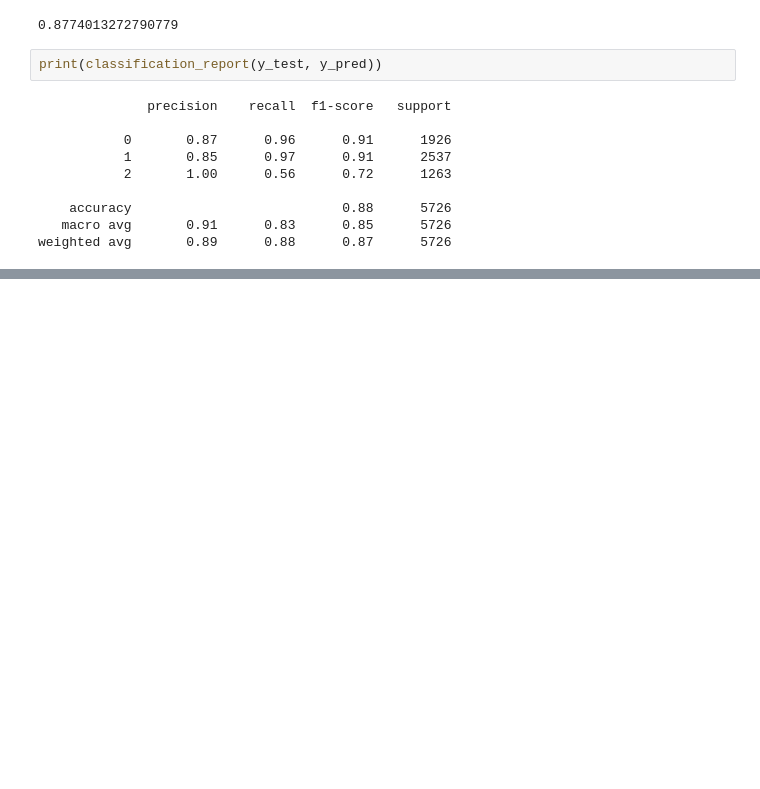
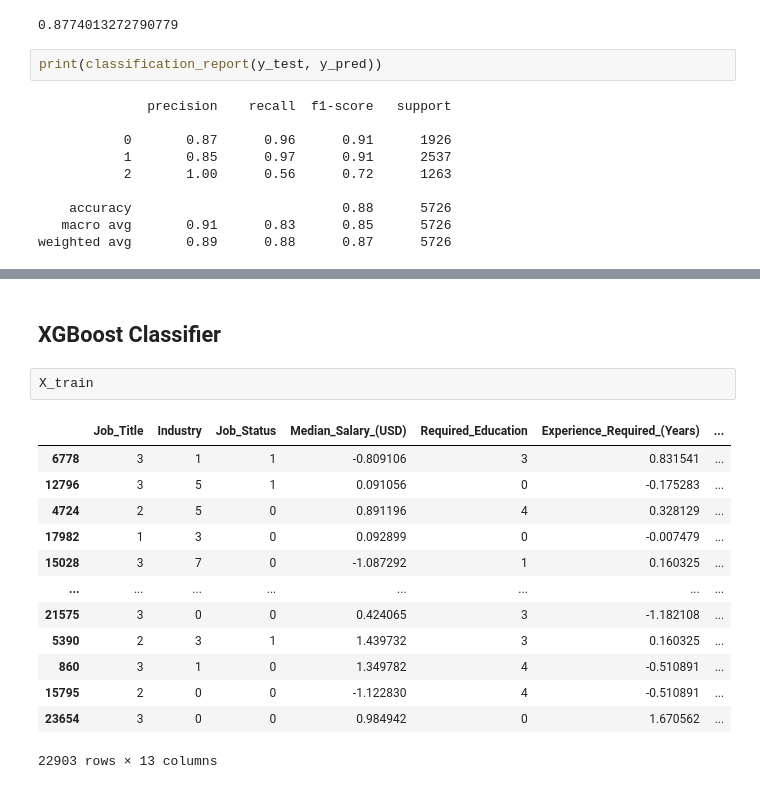
Before and after one commit to abanoubdev/tech-industry-job-openings-ironhack, a Jupyter notebook: Notebooks/machine_learning_modeling.ipynb, the cells around one changed output, grey strips where cells are left out. Drawn from its saved outputs; the diff is of its cells as text; blank space fills up the shorter version.

```diff
--- a/Notebooks/machine_learning_modeling.ipynb
+++ b/Notebooks/machine_learning_modeling.ipynb
@@ -127,0 +145,18 @@ Passing `palette` without assigning `hue` is deprecated and will be removed in v
+# %% [markdown]
+## XGBoost Classifier
+# %%
+X_train
+# %% [output]
+|  | Job_Title | Industry | Job_Status | Median_Salary_(USD) | Required_Education | Experience_Required_(Years) | ... |
+| 6778 | 3 | 1 | 1 | -0.809106 | 3 | 0.831541 | ... |
+| 12796 | 3 | 5 | 1 | 0.091056 | 0 | -0.175283 | ... |
+| 4724 | 2 | 5 | 0 | 0.891196 | 4 | 0.328129 | ... |
+| 17982 | 1 | 3 | 0 | 0.092899 | 0 | -0.007479 | ... |
+| 15028 | 3 | 7 | 0 | -1.087292 | 1 | 0.160325 | ... |
+| ... | ... | ... | ... | ... | ... | ... | ... |
+| 21575 | 3 | 0 | 0 | 0.424065 | 3 | -1.182108 | ... |
+| 5390 | 2 | 3 | 1 | 1.439732 | 3 | 0.160325 | ... |
+| 860 | 3 | 1 | 0 | 1.349782 | 4 | -0.510891 | ... |
+| 15795 | 2 | 0 | 0 | -1.122830 | 4 | -0.510891 | ... |
+| 23654 | 3 | 0 | 0 | 0.984942 | 0 | 1.670562 | ... |
+22903 rows × 13 columns
```
Also changed, not shown: parts of 21 cells of this notebook, 14 other files.
